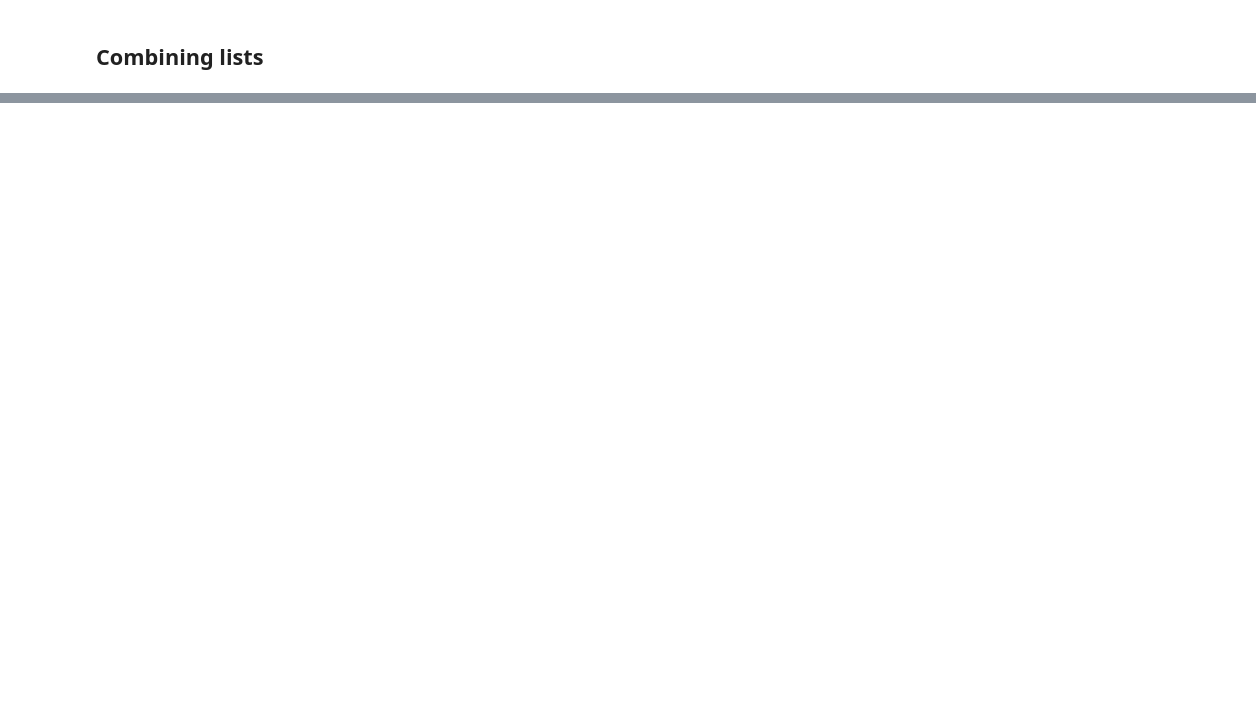
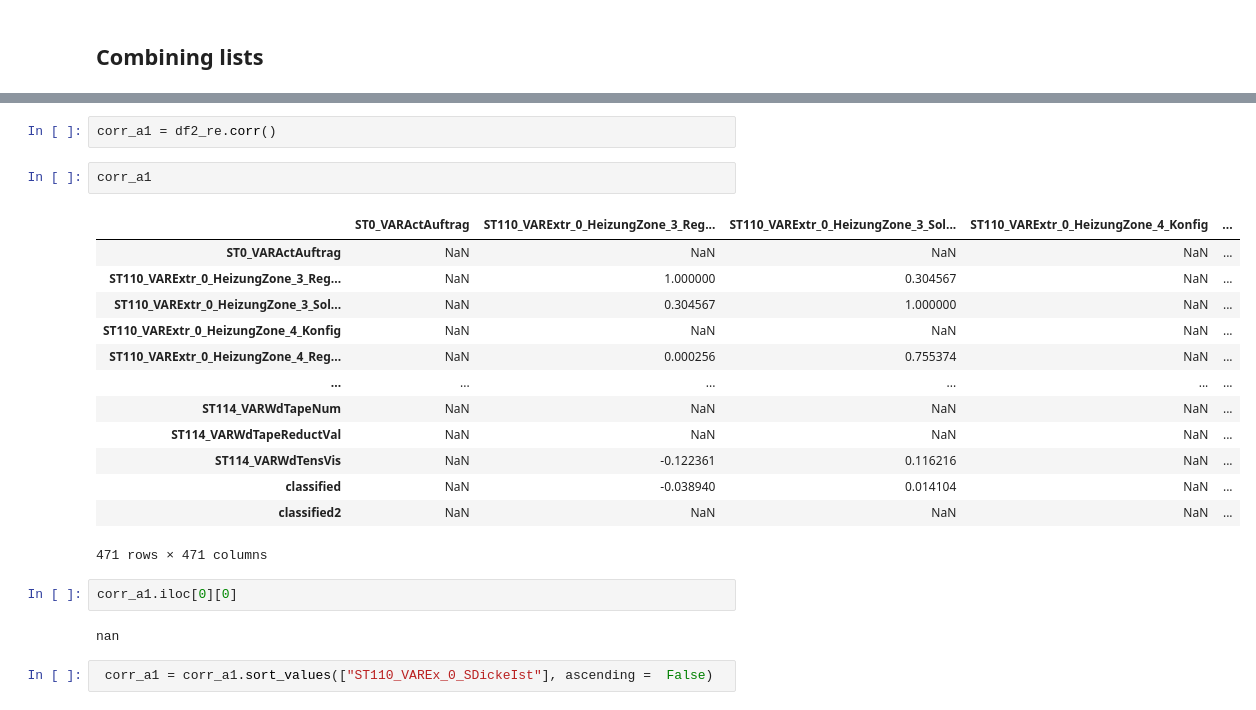
Before and after one commit to sanalps/Plastic_Extruder_Failure_Analysis, a Jupyter notebook: Extruder_a2_EDA.ipynb, the cells around one changed output, grey strips where cells are left out. Cells and saved outputs as stored; diff of their text form; blank space fills up the shorter version.

```diff
--- a/Extruder_a2_EDA.ipynb
+++ b/Extruder_a2_EDA.ipynb
@@ -723,0 +652,24 @@ for row_n in row_list_comb:
+# %%
+corr_a1 = df2_re.corr()
+# %%
+corr_a1
+# %% [output]
+|  | ST0_VARActAuftrag | ST110_VARExtr_0_HeizungZone_3_Reg... | ST110_VARExtr_0_HeizungZone_3_Sol... | ST110_VARExtr_0_HeizungZone_4_Konfig | ... |
+| ST0_VARActAuftrag | NaN | NaN | NaN | NaN | ... |
+| ST110_VARExtr_0_HeizungZone_3_Reg... | NaN | 1.000000 | 0.304567 | NaN | ... |
+| ST110_VARExtr_0_HeizungZone_3_Sol... | NaN | 0.304567 | 1.000000 | NaN | ... |
+| ST110_VARExtr_0_HeizungZone_4_Konfig | NaN | NaN | NaN | NaN | ... |
+| ST110_VARExtr_0_HeizungZone_4_Reg... | NaN | 0.000256 | 0.755374 | NaN | ... |
+| ... | ... | ... | ... | ... | ... |
+| ST114_VARWdTapeNum | NaN | NaN | NaN | NaN | ... |
+| ST114_VARWdTapeReductVal | NaN | NaN | NaN | NaN | ... |
+| ST114_VARWdTensVis | NaN | -0.122361 | 0.116216 | NaN | ... |
+| classified | NaN | -0.038940 | 0.014104 | NaN | ... |
+| classified2 | NaN | NaN | NaN | NaN | ... |
+471 rows × 471 columns
+# %%
+corr_a1.iloc[0][0]
+# %% [output]
+nan
+# %%
+ corr_a1 = corr_a1.sort_values(["ST110_VAREx_0_SDickeIst"], ascending =  False)
```
Also changed, not shown: parts of 118 cells of this notebook, 1 other file.
